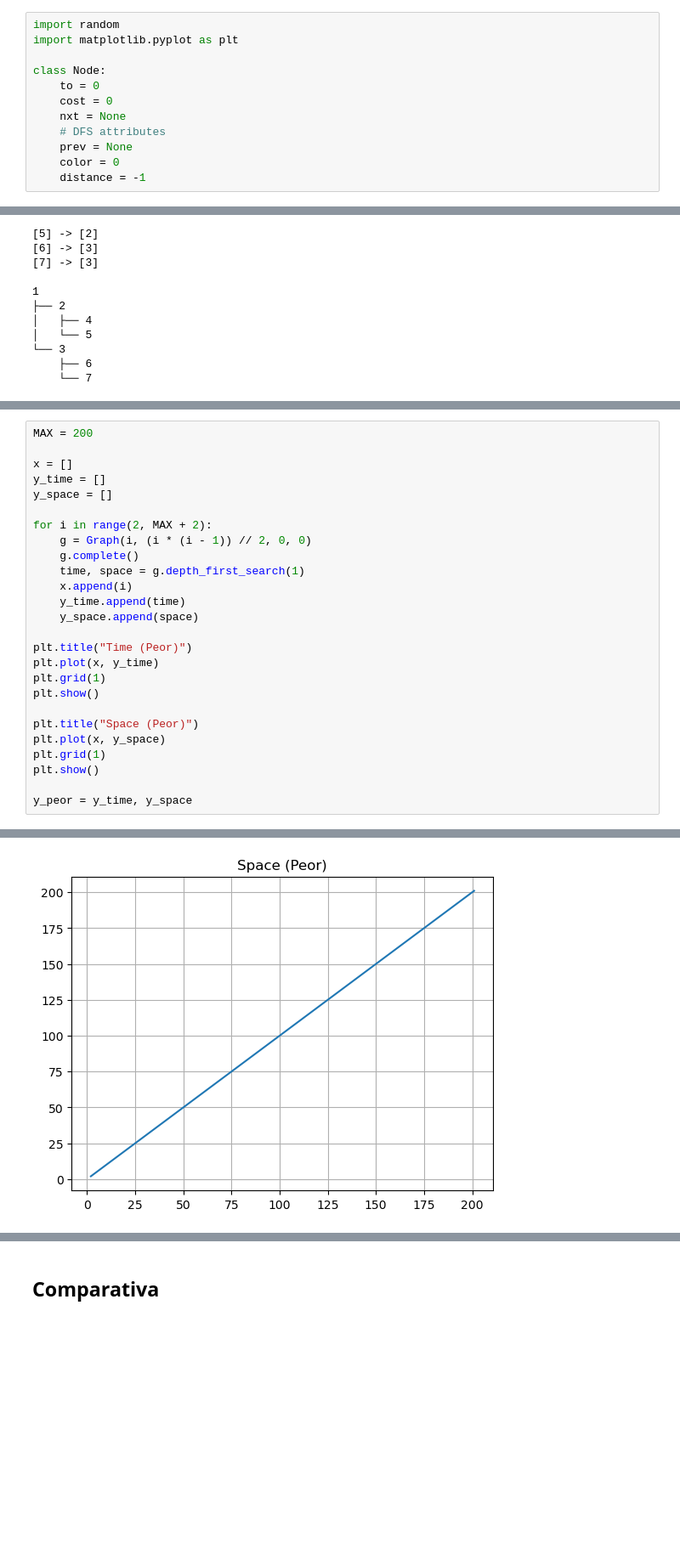
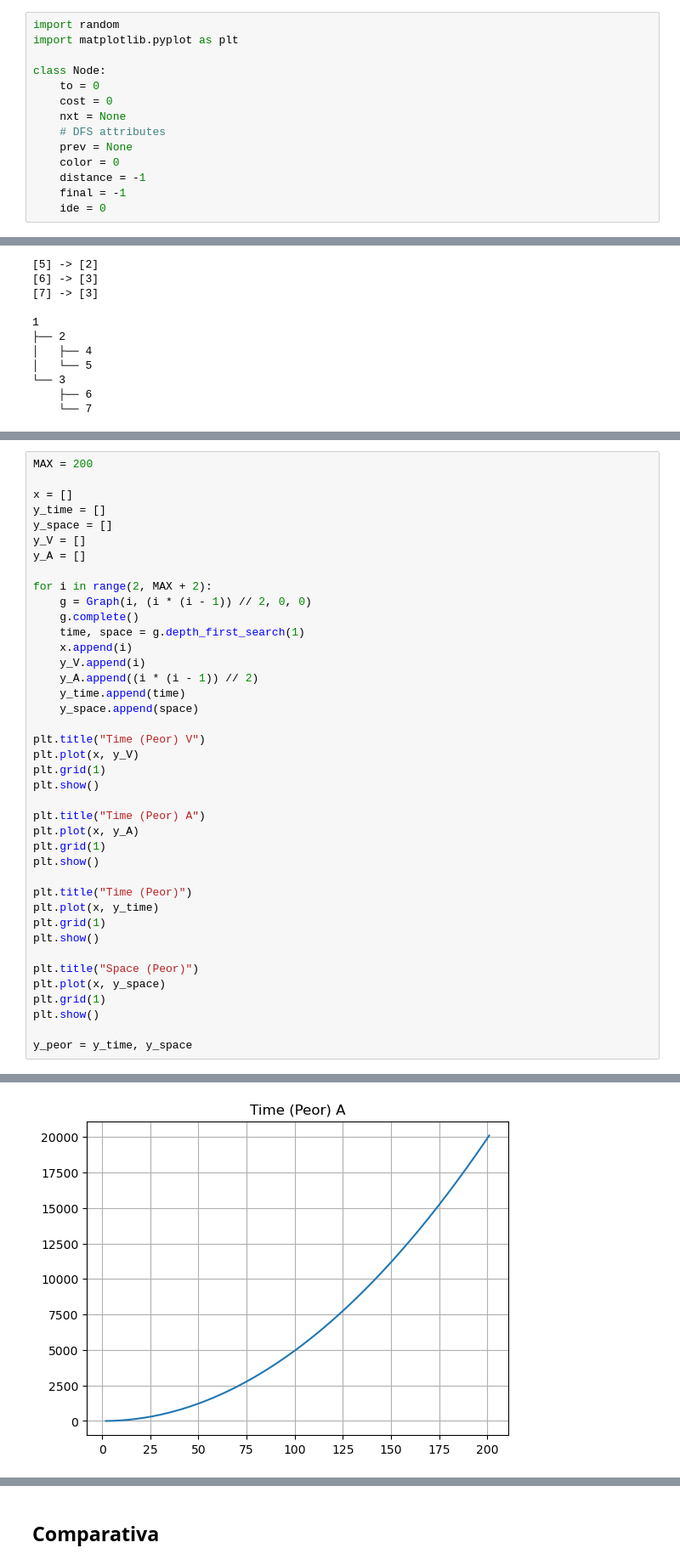
Before and after one commit to amglezb/EDA-II, a Jupyter notebook: GONZALEZ_BARRAGAN-PRACTICA_7/practica7.ipynb, the cells around one changed output, grey strips where cells are left out. Shown at 85% size. Saved outputs shown, nothing was run; the diff lists cells and outputs as text; blank space fills up the shorter version.

```diff
--- a/GONZALEZ_BARRAGAN-PRACTICA_7/practica7.ipynb
+++ b/GONZALEZ_BARRAGAN-PRACTICA_7/practica7.ipynb
@@ -14,6 +14,8 @@ class Node:
     prev = None
     color = 0
     distance = -1
+    final = -1
+    ide = 0
 # %% [markdown]
 ## **Algoritmo**
 # %%
@@ -249,14 +245,28 @@ MAX = 200
 x = []
 y_time = []
 y_space = []
+y_V = []
+y_A = []
 
 for i in range(2, MAX + 2):
     g = Graph(i, (i * (i - 1)) // 2, 0, 0)
     g.complete()
     time, space = g.depth_first_search(1)
     x.append(i)
+    y_V.append(i)
+    y_A.append((i * (i - 1)) // 2)
     y_time.append(time)
     y_space.append(space)
+
+plt.title("Time (Peor) V")
+plt.plot(x, y_V)
+plt.grid(1)
+plt.show()
+
+plt.title("Time (Peor) A")
+plt.plot(x, y_A)
+plt.grid(1)
+plt.show()
 
 plt.title("Time (Peor)")
 plt.plot(x, y_time)
@@ -274 +284 @@ y_peor = y_time, y_space
-[figure, old version]
+[figure, new version]
```
Also changed, not shown: parts of 6 cells of this notebook, 5 other files.
